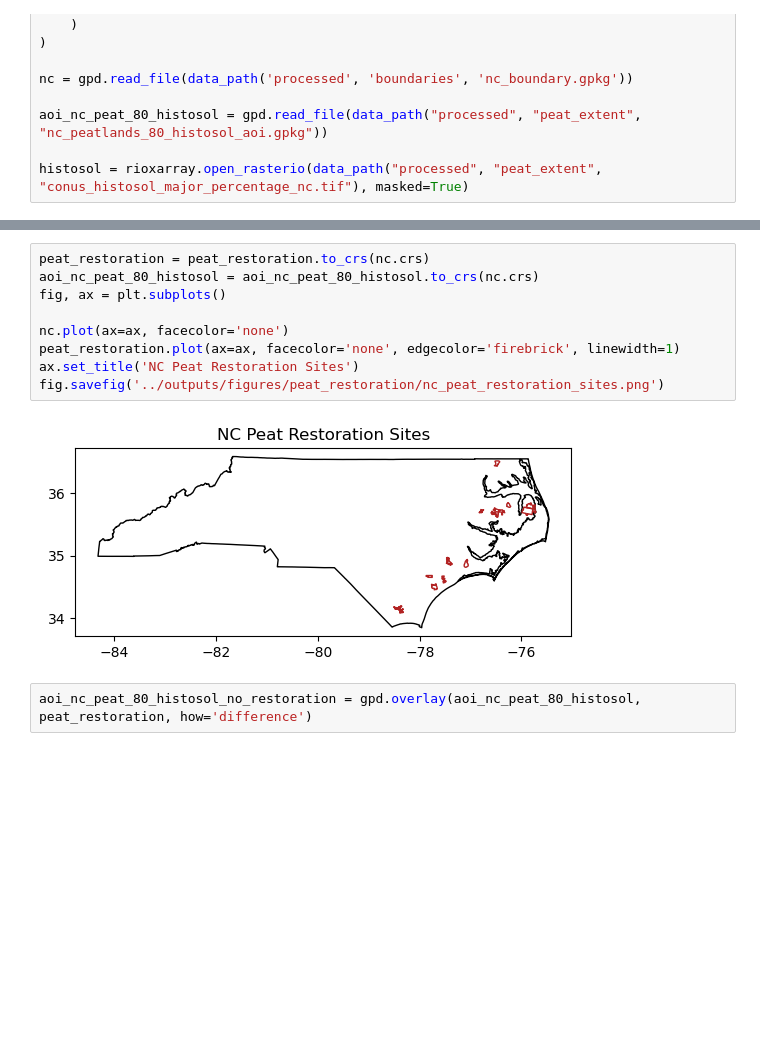
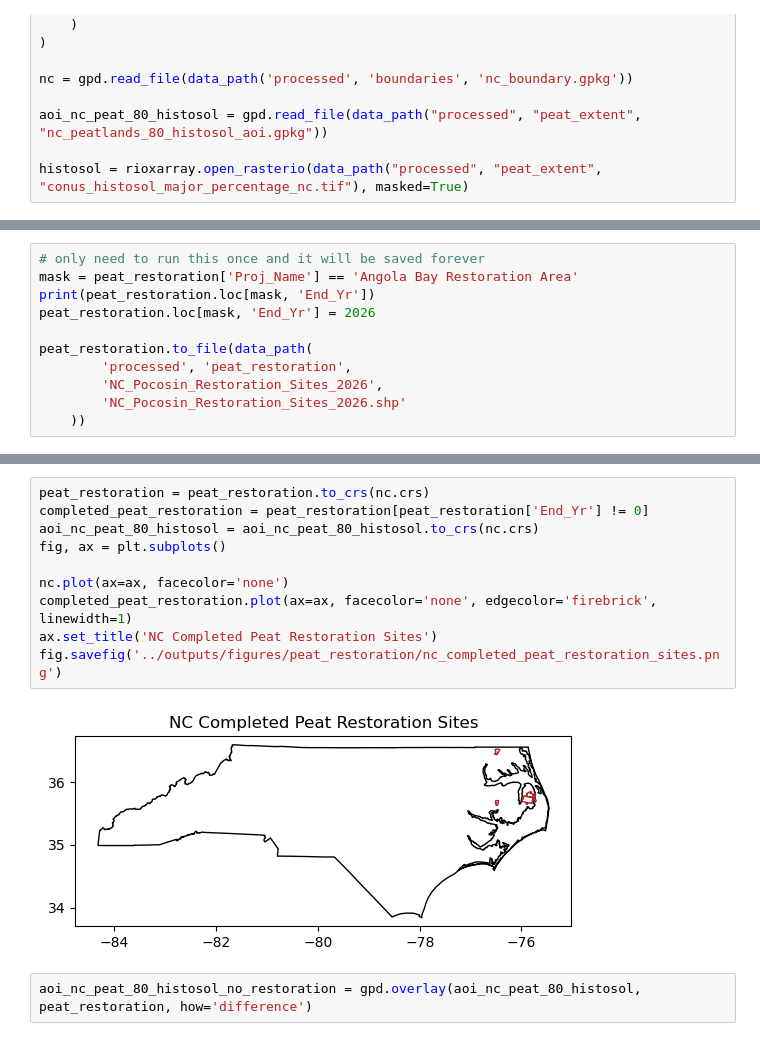
Before and after one commit to jimzhang629/peat_fire_stanback, a Jupyter notebook: notebooks/peat_restoration_exploration.ipynb, the cells around one changed output, grey strips where cells are left out. Saved outputs shown, nothing was run; the diff lists cells and outputs as text; blank space fills up the shorter version.

```diff
--- a/notebooks/peat_restoration_exploration.ipynb
+++ b/notebooks/peat_restoration_exploration.ipynb
@@ -21,0 +24,11 @@ histosol = rioxarray.open_rasterio(data_path("processed", "peat_extent", "conus_
+# %%
+# only need to run this once and it will be saved forever
+mask = peat_restoration['Proj_Name'] == 'Angola Bay Restoration Area'
+print(peat_restoration.loc[mask, 'End_Yr'])
+peat_restoration.loc[mask, 'End_Yr'] = 2026
+
+peat_restoration.to_file(data_path(
+        'processed', 'peat_restoration',
+        'NC_Pocosin_Restoration_Sites_2026',
+        'NC_Pocosin_Restoration_Sites_2026.shp'
+    ))
@@ -22,14 +58,15 @@ histosol = rioxarray.open_rasterio(data_path("processed", "peat_extent", "conus_
 # %%
 peat_restoration = peat_restoration.to_crs(nc.crs)
+completed_peat_restoration = peat_restoration[peat_restoration['End_Yr'] != 0]
 aoi_nc_peat_80_histosol = aoi_nc_peat_80_histosol.to_crs(nc.crs)
 fig, ax = plt.subplots()
 
 nc.plot(ax=ax, facecolor='none')
-peat_restoration.plot(ax=ax, facecolor='none', edgecolor='firebrick', linewidth=1)
-ax.set_title('NC Peat Restoration Sites')
-fig.savefig('../outputs/figures/peat_restoration/nc_peat_restoration_sites.png')
+completed_peat_restoration.plot(ax=ax, facecolor='none', edgecolor='firebrick', linewidth=1)
+ax.set_title('NC Completed Peat Restoration Sites')
+fig.savefig('../outputs/figures/peat_restoration/nc_completed_peat_restoration_sites.png')
 # %% [output]
-[figure, old version]
+[figure, new version]
 # %%
 aoi_nc_peat_80_histosol_no_restoration = gpd.overlay(aoi_nc_peat_80_histosol, peat_restoration, how='difference')
 # %%
```
Also changed, not shown: parts of 3 cells of this notebook, 3 other files.
